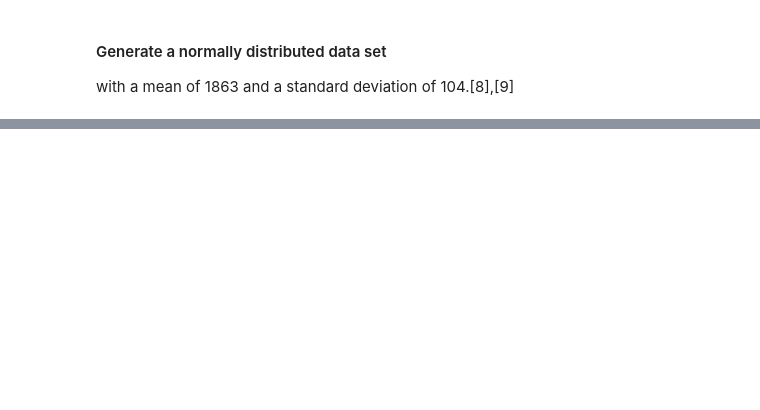
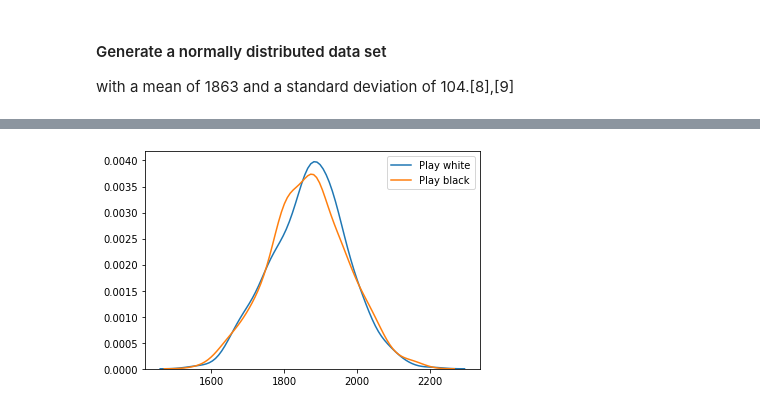
Before and after one commit to HFintan/pda_proj, a Jupyter notebook: pda_proj.ipynb, the cells around one changed output, grey strips where cells are left out. Cells and saved outputs as stored; diff of their text form; code cells hidden in the pictures; blank space fills up the shorter version.

```diff
--- a/pda_proj.ipynb
+++ b/pda_proj.ipynb
@@ -307,0 +313,9 @@ plt.show()
+# %%
+import random
+
+bw=['White','Black']
+colours=[]
+for i in range(1000):
+    colours.append(random.choice(bw))
+fake.insert(1,"Fake_Colour",colours,True)
+fake.head()
@@ -307,0 +329,11 @@ plt.show()
+# %%
+fake_my_colour_w=fake.loc[fake['Fake_Colour']=='White']
+fake_my_colour_b=fake.loc[fake['Fake_Colour']=='Black']
+
+
+sb.distplot(fake_my_colour_w[['Fake_Opponent_Rating']], hist=False, label='Play white')
+sb.distplot(fake_my_colour_b[['Fake_Opponent_Rating']], hist=False, label='Play black')
+
+plt.show()
+# %% [output]
+[figure, added]
```
Also changed, not shown: parts of 11 cells of this notebook.
